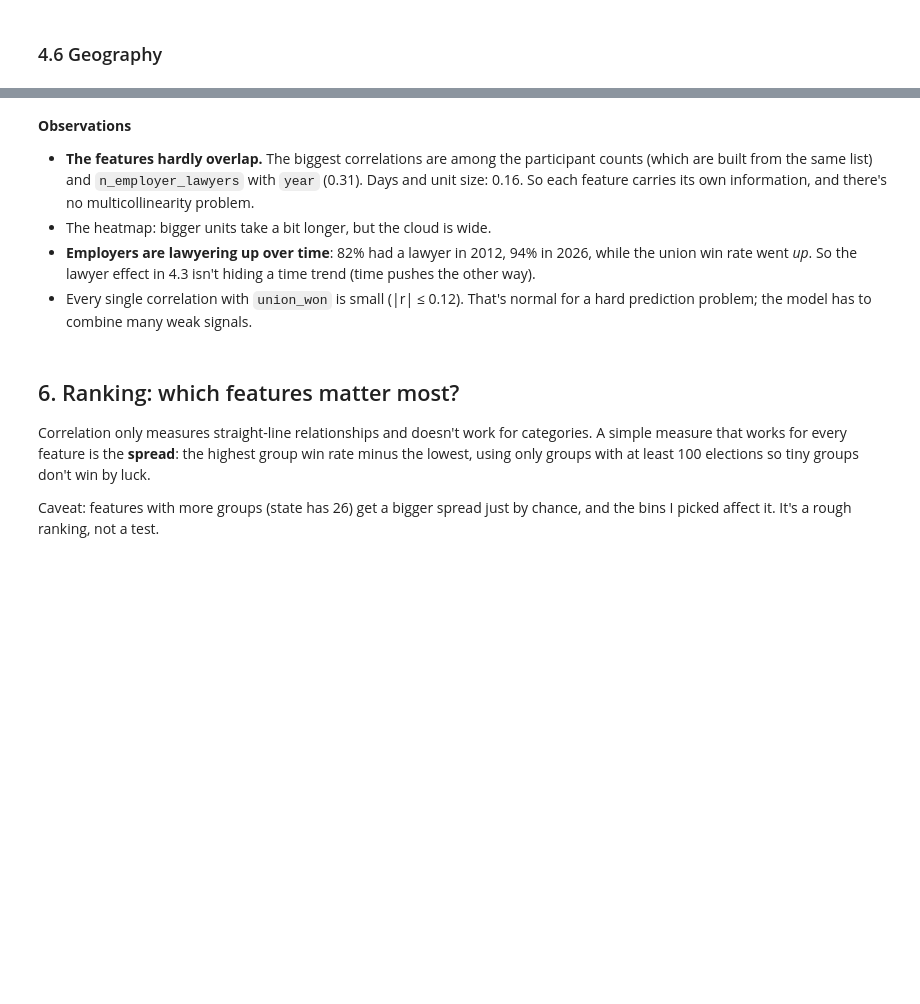
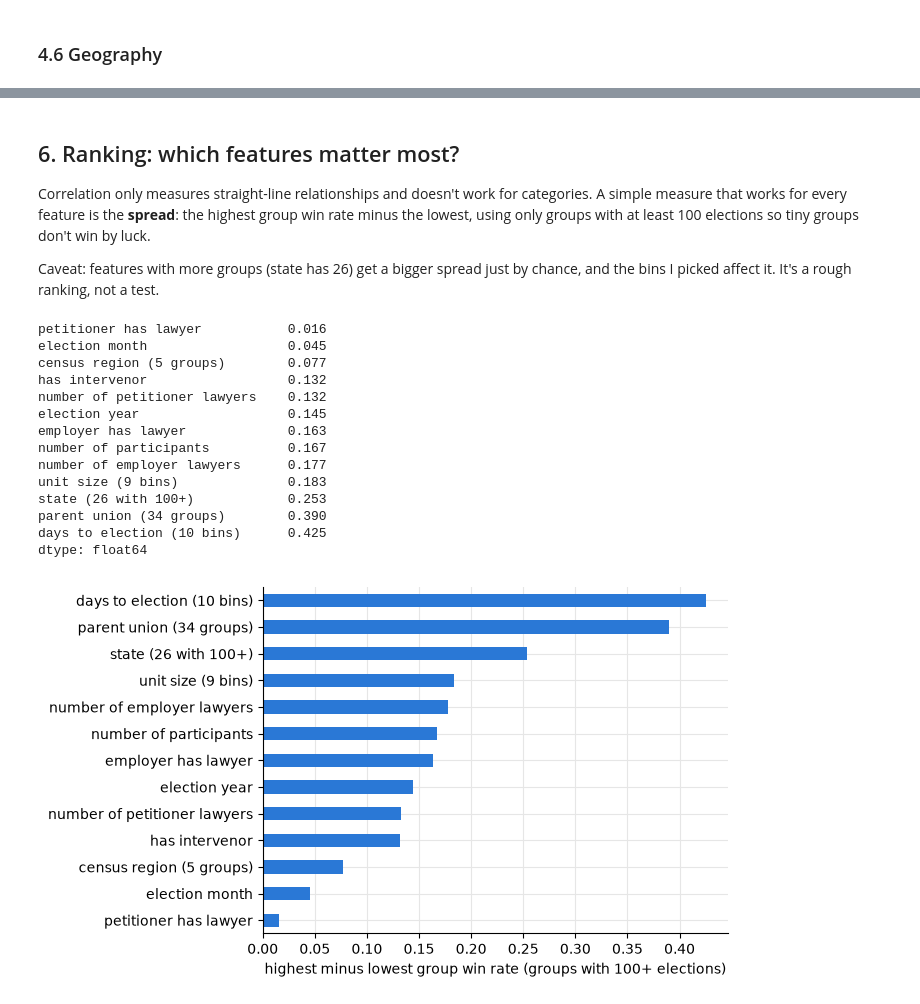
Before and after one commit to jiangisabella/Placeholder-Data1030, a Jupyter notebook: src/data_exploration.ipynb, the cells around one changed output, grey strips where cells are left out. Cells and saved outputs as stored; diff of their text form; code cells hidden in the pictures; blank space fills up the shorter version.

```diff
--- a/src/data_exploration.ipynb
+++ b/src/data_exploration.ipynb
@@ -920,22 +916,58 @@ plt.show()
 # %% [markdown]
-**Observations**
-- **The features hardly overlap.** The biggest correlations are among the participant counts
-  (which are built from the same list) and `n_employer_lawyers` with `year` (0.31). Days and
-  unit size: 0.16. So each feature carries its own information, and there's no multicollinearity
-  problem.
-- The heatmap: bigger units take a bit longer, but the cloud is wide.
-- **Employers are lawyering up over time**: 82% had a lawyer in 2012, 94% in 2026, while the
-  union win rate went *up*. So the lawyer effect in 4.3 isn't hiding a time trend (time pushes
-  the other way).
-- Every single correlation with `union_won` is small (|r| ≤ 0.12). That's normal for a hard
-  prediction problem; the model has to combine many weak signals.
+## 6. Ranking: which features matter most?
+
+Correlation only measures straight-line relationships and doesn't work for categories. A simple
+measure that works for every feature is the **spread**: the highest group win rate minus the
+lowest, using only groups with at least 100 elections so tiny groups don't win by luck.
+
+Caveat: features with more groups (state has 26) get a bigger spread just by chance, and the
+bins I picked affect it. It's a rough ranking, not a test.
-# %% [markdown]
-## 6. Ranking: which features matter most?
-
-Correlation only measures straight-line relationships and doesn't work for categories. A simple
-measure that works for every feature is the **spread**: the highest group win rate minus the
-lowest, using only groups with at least 100 elections so tiny groups don't win by luck.
-
-Caveat: features with more groups (state has 26) get a bigger spread just by chance, and the
-bins I picked affect it. It's a rough ranking, not a test.
+# %%
+def win_rate_spread(column, min_size=100):
+    # highest minus lowest win rate over the groups with at least min_size elections
+    table = df.groupby(column, observed=True)['union_won'].agg(['mean', 'size'])
+    table = table[table['size'] >= min_size]
+    return table['mean'].max() - table['mean'].min()
+
+df['n_participants_capped'] = df['n_participants'].clip(upper=8)
+df['n_employer_lawyers_capped'] = df['n_employer_lawyers'].clip(upper=4)
+df['n_petitioner_lawyers_capped'] = df['n_petitioner_lawyers'].clip(upper=3)
+
+features = {'days to election (10 bins)': 'days_bin',
+            'unit size (9 bins)': 'size_bin',
+            'employer has lawyer': 'employer_has_lawyer',
+            'petitioner has lawyer': 'petitioner_has_lawyer',
+            'has intervenor': 'has_intervenor',
+            'number of participants': 'n_participants_capped',
+            'number of employer lawyers': 'n_employer_lawyers_capped',
+            'number of petitioner lawyers': 'n_petitioner_lawyers_capped',
+            'parent union (34 groups)': 'parent_union',
+            'census region (5 groups)': 'census_region',
+            'state (26 with 100+)': 'state',
+            'election year': 'year',
+            'election month': 'month'}
+
+spread = pd.Series({name: win_rate_spread(col) for name, col in features.items()}).sort_values()
+print(spread.round(3))
+
+plt.figure(figsize=(6,4.5))
+spread.plot.barh(color=BLUE)
+plt.xlabel('highest minus lowest group win rate (groups with 100+ elections)')
+plt.show()
+# %% [output]
+petitioner has lawyer           0.016
+election month                  0.045
+census region (5 groups)        0.077
+has intervenor                  0.132
+number of petitioner lawyers    0.132
+election year                   0.145
+employer has lawyer             0.163
+number of participants          0.167
+number of employer lawyers      0.177
+unit size (9 bins)              0.183
+state (26 with 100+)            0.253
+parent union (34 groups)        0.390
+days to election (10 bins)      0.425
+dtype: float64
+[figure, added]
 # %%
```
Also changed, not shown: parts of 114 cells of this notebook, 7 other files.
